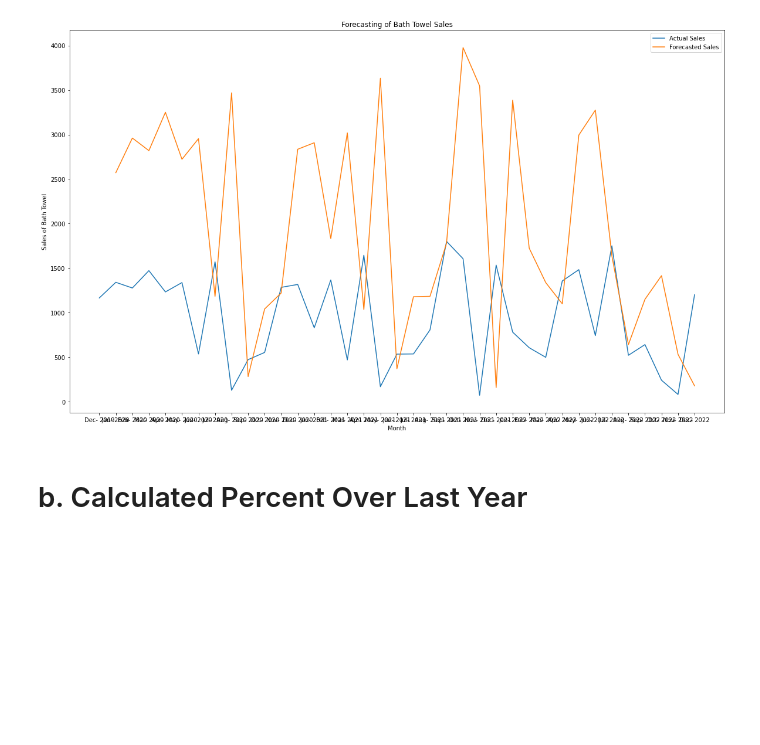
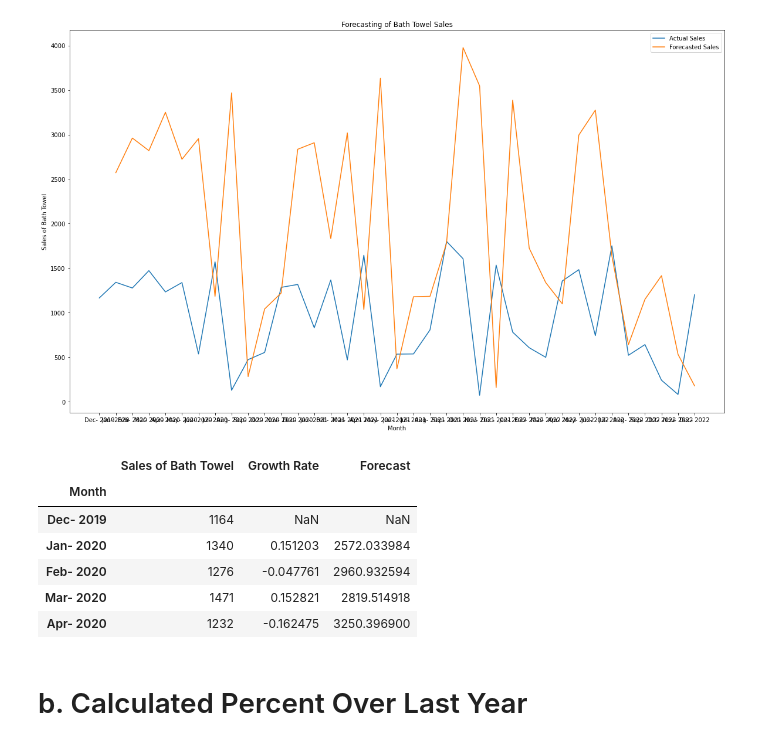
Before and after one commit to ranbirsd/My-Projects, a Jupyter notebook: Develop a program that calculates time series forecasting of a product based on past sales of the product.ipynb, the cells around one changed output. Cells and saved outputs as stored; diff of their text form; code cells hidden in the pictures; blank space fills up the shorter version.

```diff
--- a/Develop a program that calculates time series forecasting of a product based on past sales of the product.ipynb
+++ b/Develop a program that calculates time series forecasting of a product based on past sales of the product.ipynb
@@ -67,6 +69,16 @@ plt.title("Forecasting of Bath Towel Sales")
 plt.show()
 # %% [output]
 [figure]
+# %%
+df.head()
+# %% [output]
+|  | Sales of Bath Towel | Growth Rate | Forecast |
+| Month |  |  |  |
+| Dec- 2019 | 1164 | NaN | NaN |
+| Jan- 2020 | 1340 | 0.151203 | 2572.033984 |
+| Feb- 2020 | 1276 | -0.047761 | 2960.932594 |
+| Mar- 2020 | 1471 | 0.152821 | 2819.514918 |
+| Apr- 2020 | 1232 | -0.162475 | 3250.396900 |
 # %% [markdown]
 # b.	Calculated Percent Over Last Year
 # %%
```
Also changed, not shown: parts of 1 cell of this notebook.
